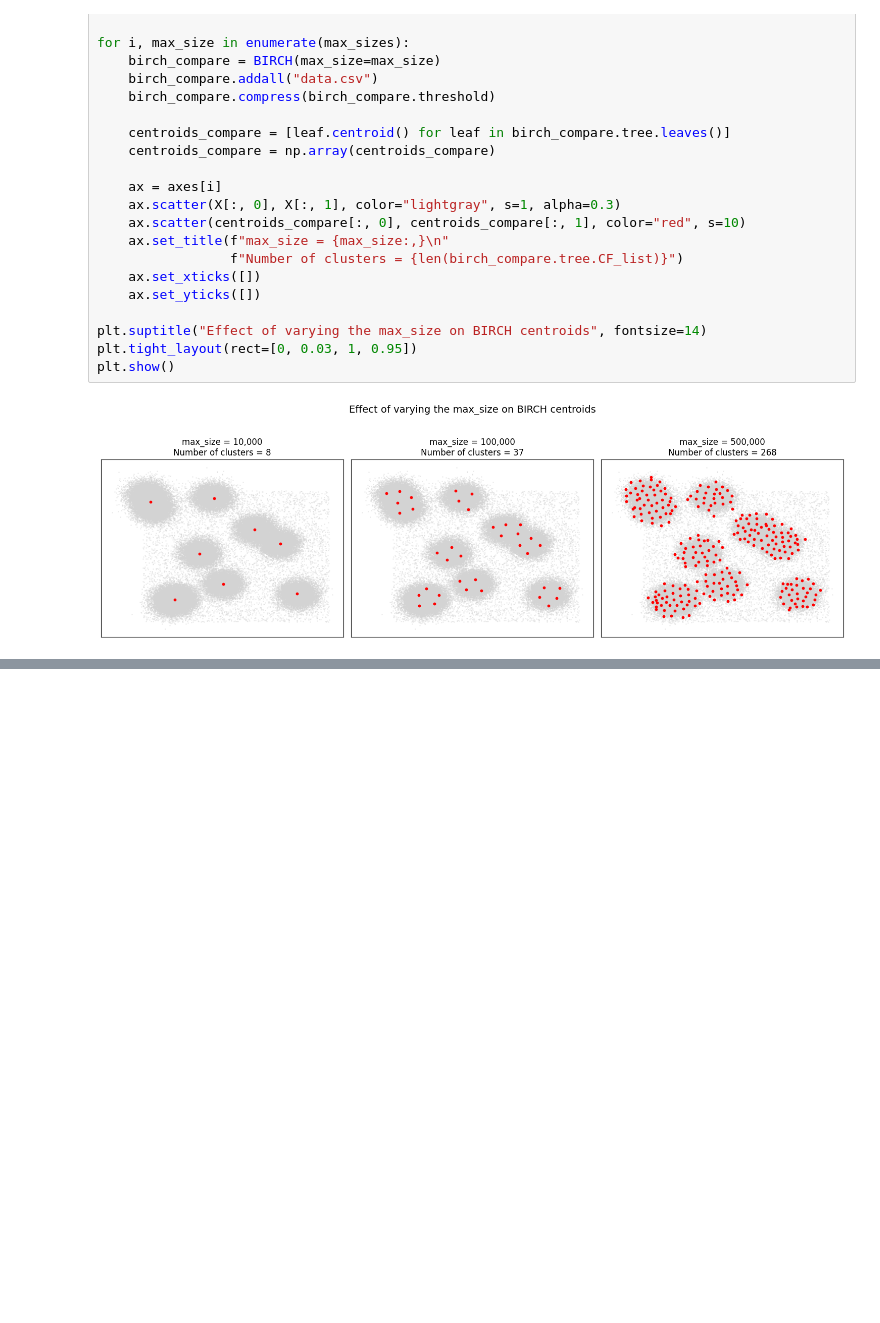
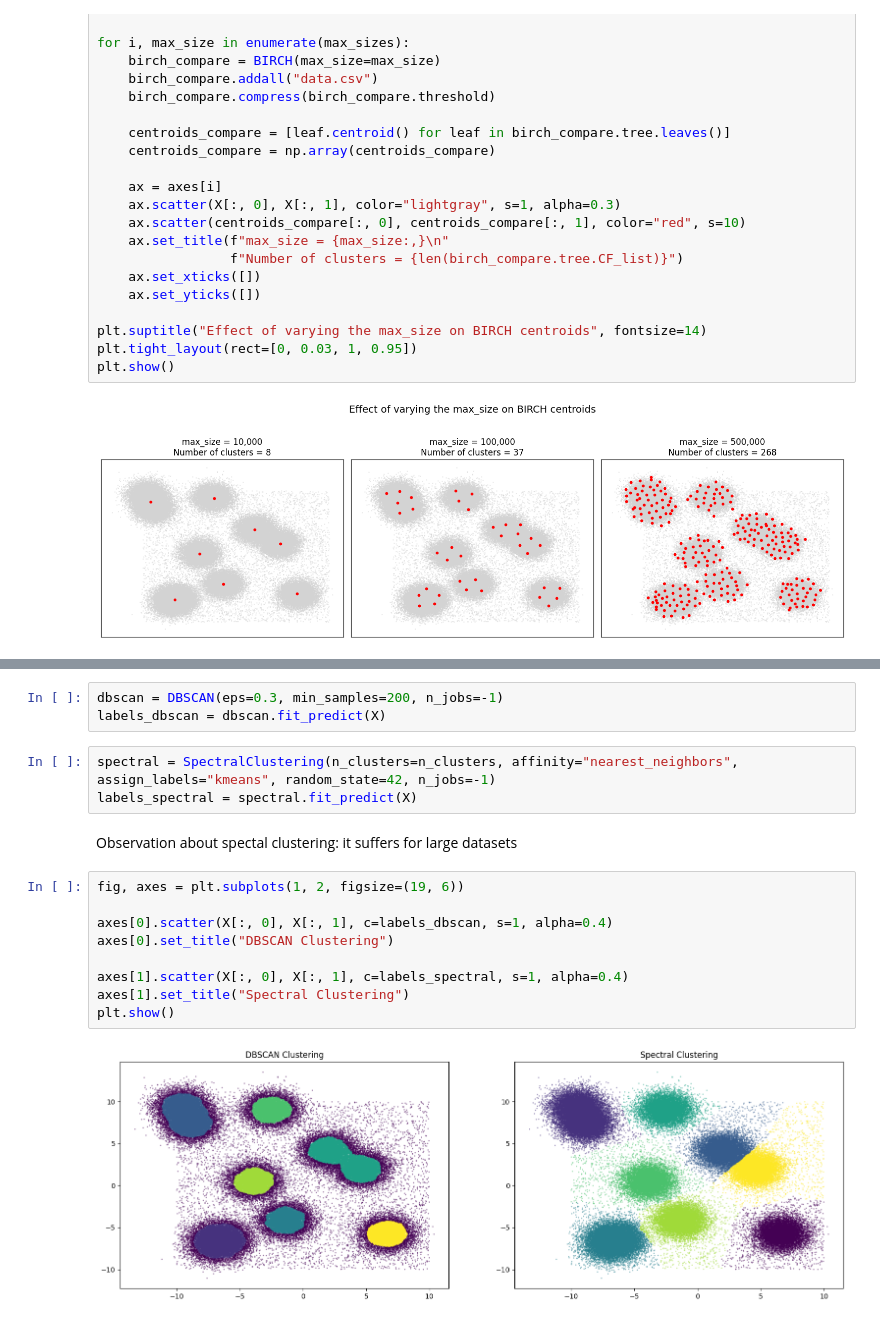
Before and after one commit to cristinavisentin/BIRCH_clustering, a Jupyter notebook: birch_clustering.ipynb, the cells around one changed output, grey strips where cells are left out. Drawn from its saved outputs; the diff is of its cells as text; blank space fills up the shorter version.

```diff
--- a/birch_clustering.ipynb
+++ b/birch_clustering.ipynb
@@ -721,3 +731,22 @@ plt.tight_layout()
 plt.show()
 # %% [output]
 [figure]
+# %%
+dbscan = DBSCAN(eps=0.3, min_samples=200, n_jobs=-1)
+labels_dbscan = dbscan.fit_predict(X)
+# %%
+spectral = SpectralClustering(n_clusters=n_clusters, affinity="nearest_neighbors", assign_labels="kmeans", random_state=42, n_jobs=-1)
+labels_spectral = spectral.fit_predict(X)
+# %% [markdown]
+Observation about spectal clustering: it suffers for large datasets
+# %%
+fig, axes = plt.subplots(1, 2, figsize=(19, 6))
+
+axes[0].scatter(X[:, 0], X[:, 1], c=labels_dbscan, s=1, alpha=0.4)
+axes[0].set_title("DBSCAN Clustering")
+
+axes[1].scatter(X[:, 0], X[:, 1], c=labels_spectral, s=1, alpha=0.4)
+axes[1].set_title("Spectral Clustering")
+plt.show()
+# %% [output]
+[figure, added]
```
Also changed, not shown: parts of 9 cells of this notebook, 1 other file.
